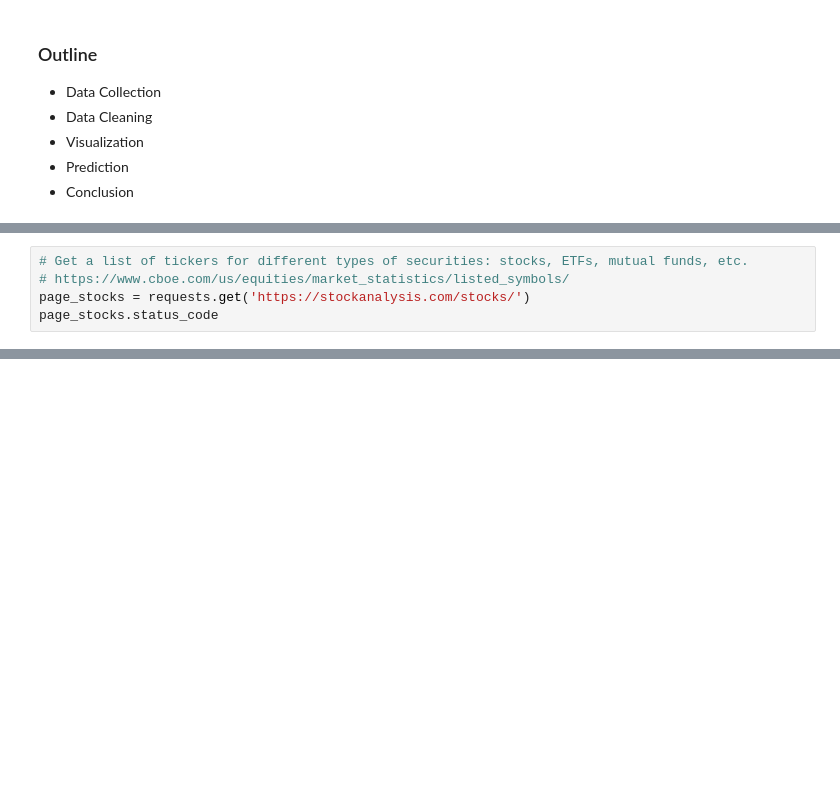
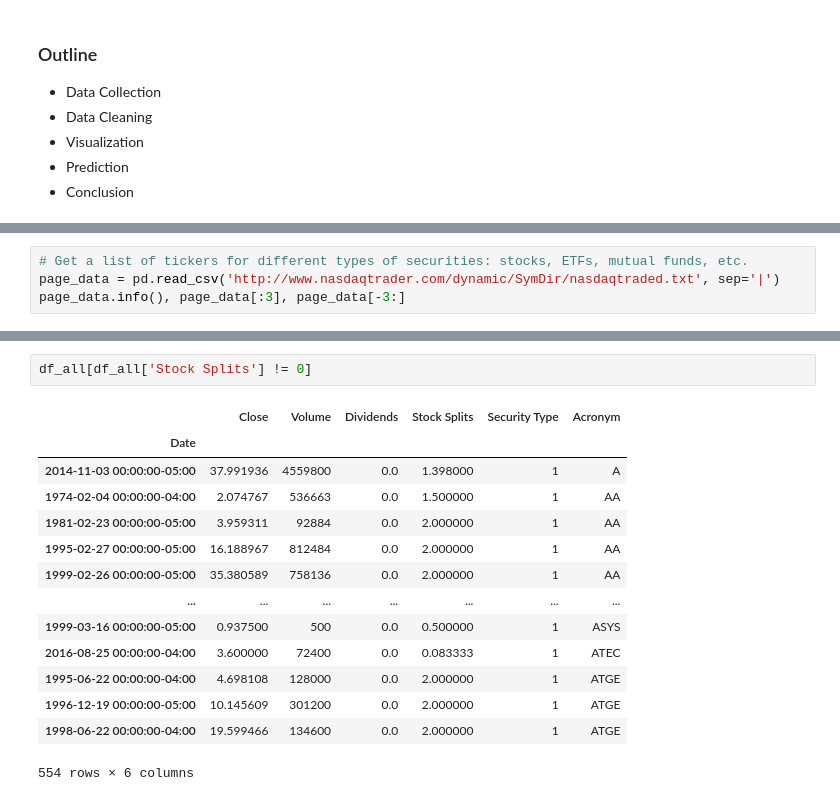
Before and after one commit to n-ghosh/Market-Learning, a Jupyter notebook: market_learning.ipynb, the cells around one changed output, grey strips where cells are left out. Cells and saved outputs as stored; diff of their text form; blank space fills up the shorter version.

```diff
--- a/market_learning.ipynb
+++ b/market_learning.ipynb
@@ -32,6 +25,5 @@ acronyms = []
 # %%
 # Get a list of tickers for different types of securities: stocks, ETFs, mutual funds, etc.
-# https://www.cboe.com/us/equities/market_statistics/listed_symbols/
-page_stocks = requests.get('https://stockanalysis.com/stocks/')
-page_stocks.status_code
+page_data = pd.read_csv('http://www.nasdaqtrader.com/dynamic/SymDir/nasdaqtraded.txt', sep='|')
+page_data.info(), page_data[:3], page_data[-3:]
 # %% [output]
@@ -150,0 +266,17 @@ memory usage: 147.6+ MB
+# %%
+df_all[df_all['Stock Splits'] != 0]
+# %% [output]
+|  | Close | Volume | Dividends | Stock Splits | Security Type | Acronym |
+| Date |  |  |  |  |  |  |
+| 2014-11-03 00:00:00-05:00 | 37.991936 | 4559800 | 0.0 | 1.398000 | 1 | A |
+| 1974-02-04 00:00:00-04:00 | 2.074767 | 536663 | 0.0 | 1.500000 | 1 | AA |
+| 1981-02-23 00:00:00-05:00 | 3.959311 | 92884 | 0.0 | 2.000000 | 1 | AA |
+| 1995-02-27 00:00:00-05:00 | 16.188967 | 812484 | 0.0 | 2.000000 | 1 | AA |
+| 1999-02-26 00:00:00-05:00 | 35.380589 | 758136 | 0.0 | 2.000000 | 1 | AA |
+| ... | ... | ... | ... | ... | ... | ... |
+| 1999-03-16 00:00:00-05:00 | 0.937500 | 500 | 0.0 | 0.500000 | 1 | ASYS |
+| 2016-08-25 00:00:00-04:00 | 3.600000 | 72400 | 0.0 | 0.083333 | 1 | ATEC |
+| 1995-06-22 00:00:00-04:00 | 4.698108 | 128000 | 0.0 | 2.000000 | 1 | ATGE |
+| 1996-12-19 00:00:00-05:00 | 10.145609 | 301200 | 0.0 | 2.000000 | 1 | ATGE |
+| 1998-06-22 00:00:00-04:00 | 19.599466 | 134600 | 0.0 | 2.000000 | 1 | ATGE |
+554 rows × 6 columns
```
Also changed, not shown: parts of 22 cells of this notebook.
